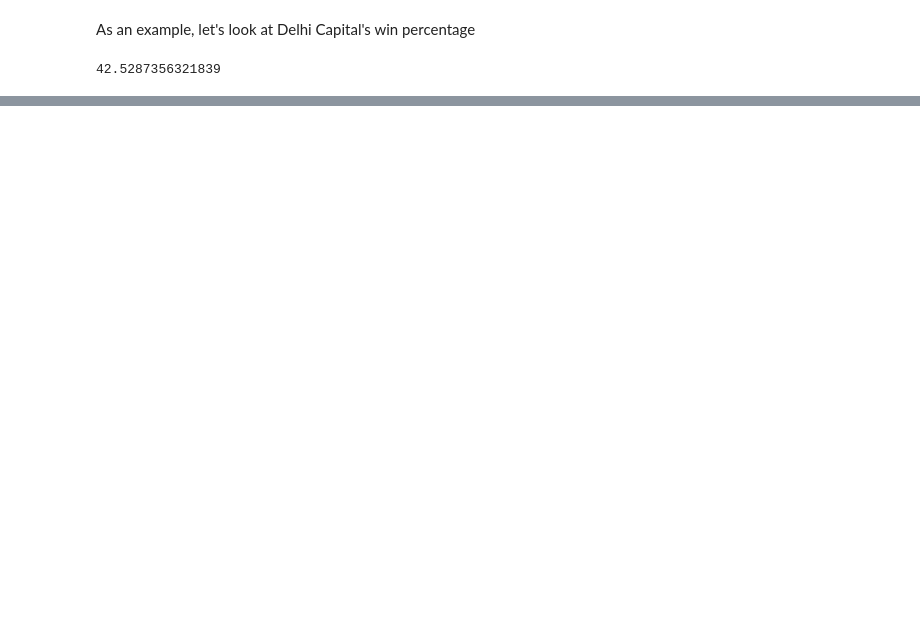
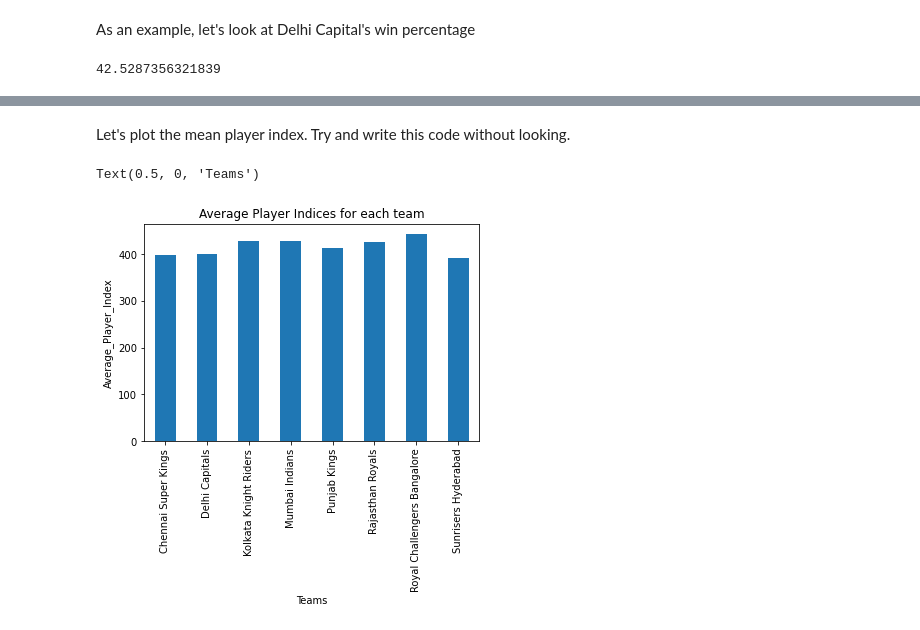
Before and after one commit to sjobalia1234/Practical-Data-Science-Tutorial, a Jupyter notebook: Practical Data Science Tutorial- Sanjana Jobalia.ipynb, the cells around one changed output, grey strips where cells are left out. Cells and saved outputs as stored; diff of their text form; code cells hidden in the pictures; blank space fills up the shorter version.

```diff
--- a/Practical Data Science Tutorial- Sanjana Jobalia.ipynb
+++ b/Practical Data Science Tutorial- Sanjana Jobalia.ipynb
@@ -351,0 +319,8 @@ print(team_dict["Delhi Capitals"])
+# %%
+#We use iterrows to iterate through the rows of a dataframe
+for index, row in filtered_df.iterrows():
+    if (row["flag"] == 1):
+        filtered_df.drop(index, inplace = True)
+#Now we don't need the flag column anymore, so we can delete it
+del filtered_df["flag"]
+filtered_df.head()
@@ -351,0 +395,15 @@ print(team_dict["Delhi Capitals"])
+# %%
+players_df = pd.read_csv("most_runs_average_strikerate.csv")
+strike_rate = []
+for player in filtered_df["player_of_match"]:
+    #We want to return the value in players_df["strikerate"] where the condition given in brackets is True
+    #Note: .where() will return the value in the cell where the value is true, and NA everywhere else
+    #So in order to just obtain. singular value, we will add the .sum() to the end
+    strikerate = players_df["strikerate"].where(players_df["batsman"] == player).sum()
+    average = players_df["average"].where(players_df["batsman"] == player).sum()
+    total_runs = players_df["total_runs"].where(players_df["batsman"] == player).sum()
+    result = (strikerate*10 + average + (total_runs//1000))/3
+    strike_rate.append(result)
+
+filtered_df["player_index"] = strike_rate
+filtered_df.head()
@@ -351,0 +436,11 @@ print(team_dict["Delhi Capitals"])
+# %% [markdown]
+Let's plot the mean player index. Try and write this code without looking.
+# %%
+avg_player_index = filtered_df.groupby("winner").mean()["player_index"]
+avg_player_index.plot.bar()
+plt.ylabel('Average_Player_Index')
+plt.title('Average Player Indices for each team')
+plt.xlabel("Teams")
+# %% [output]
+Text(0.5, 0, 'Teams')
+[figure, added]
```
Also changed, not shown: parts of 57 cells of this notebook, 2 other files.
